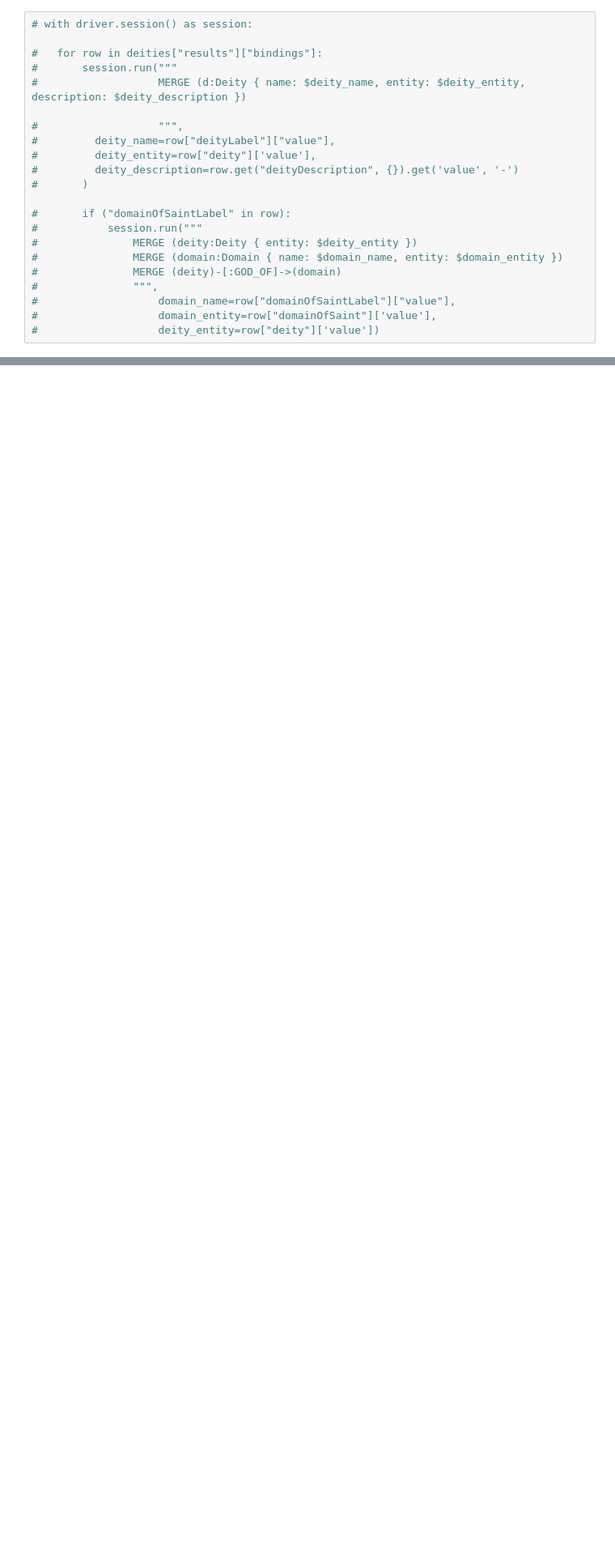
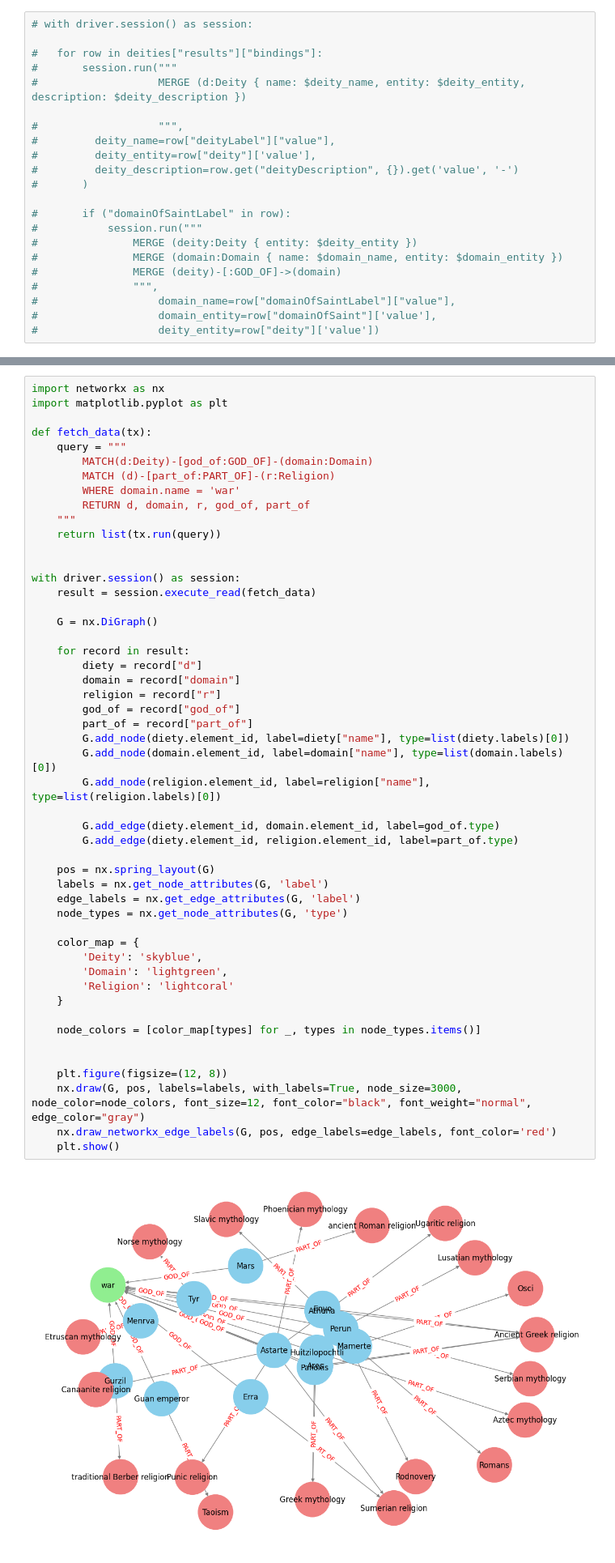
Before and after one commit to paulkamer/godsgraph, a Jupyter notebook: data-ingestion/notebook.ipynb, the cells around one changed output, grey strips where cells are left out. Shown at 81% size. Drawn from its saved outputs; the diff is of its cells as text; blank space fills up the shorter version.

Commit message:
WIP testing networkx & matplotlib

```diff
--- a/data-ingestion/notebook.ipynb
+++ b/data-ingestion/notebook.ipynb
@@ -271,0 +276,52 @@ with driver.session() as session:
+# %%
+import networkx as nx
+import matplotlib.pyplot as plt
+
+def fetch_data(tx):
+    query = """
+        MATCH(d:Deity)-[god_of:GOD_OF]-(domain:Domain)
+        MATCH (d)-[part_of:PART_OF]-(r:Religion)
+        WHERE domain.name = 'war'
+        RETURN d, domain, r, god_of, part_of
+    """
+    return list(tx.run(query))
+
+
+with driver.session() as session:
+    result = session.execute_read(fetch_data)
+
+    G = nx.DiGraph()
+
+    for record in result:
+        diety = record["d"]
+        domain = record["domain"]
+        religion = record["r"]
+        god_of = record["god_of"]
+        part_of = record["part_of"]
+        G.add_node(diety.element_id, label=diety["name"], type=list(diety.labels)[0])
+        G.add_node(domain.element_id, label=domain["name"], type=list(domain.labels)[0])
+        G.add_node(religion.element_id, label=religion["name"], type=list(religion.labels)[0])
+
+        G.add_edge(diety.element_id, domain.element_id, label=god_of.type)
+        G.add_edge(diety.element_id, religion.element_id, label=part_of.type)
+
+    pos = nx.spring_layout(G)
+    labels = nx.get_node_attributes(G, 'label')
+    edge_labels = nx.get_edge_attributes(G, 'label')
+    node_types = nx.get_node_attributes(G, 'type')
+
+    color_map = {
+        'Deity': 'skyblue',
+        'Domain': 'lightgreen',
+        'Religion': 'lightcoral'
+    }
+
+    node_colors = [color_map[types] for _, types in node_types.items()]
+
+
+    plt.figure(figsize=(12, 8))
+    nx.draw(G, pos, labels=labels, with_labels=True, node_size=3000, node_color=node_colors, font_size=12, font_color="black", font_weight="normal", edge_color="gray")
+    nx.draw_networkx_edge_labels(G, pos, edge_labels=edge_labels, font_color='red')
+    plt.show()
+# %% [output]
+[figure, added]
```
Also changed, not shown: parts of 3 cells of this notebook.
